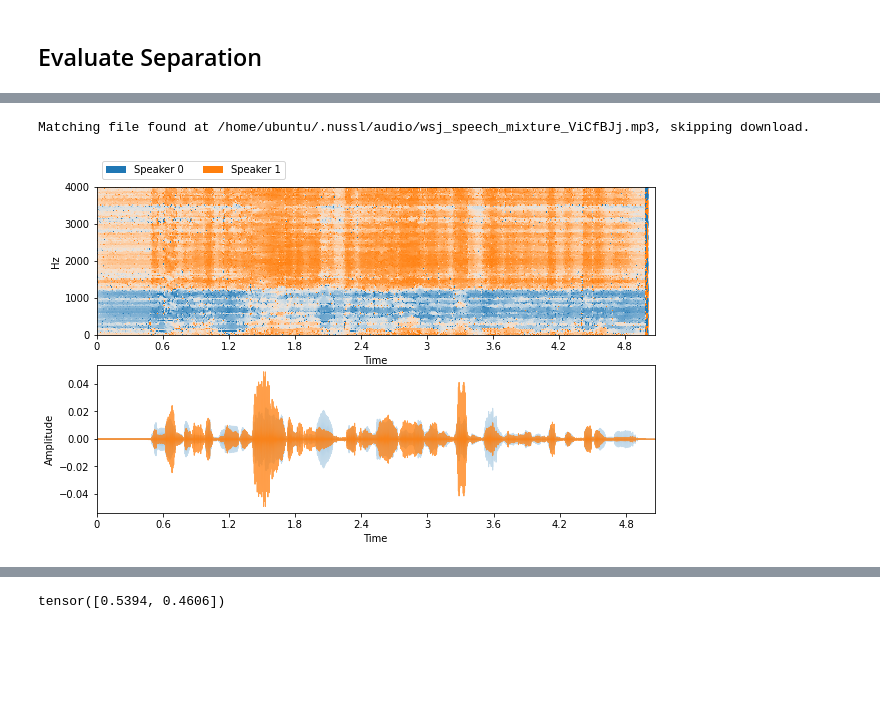
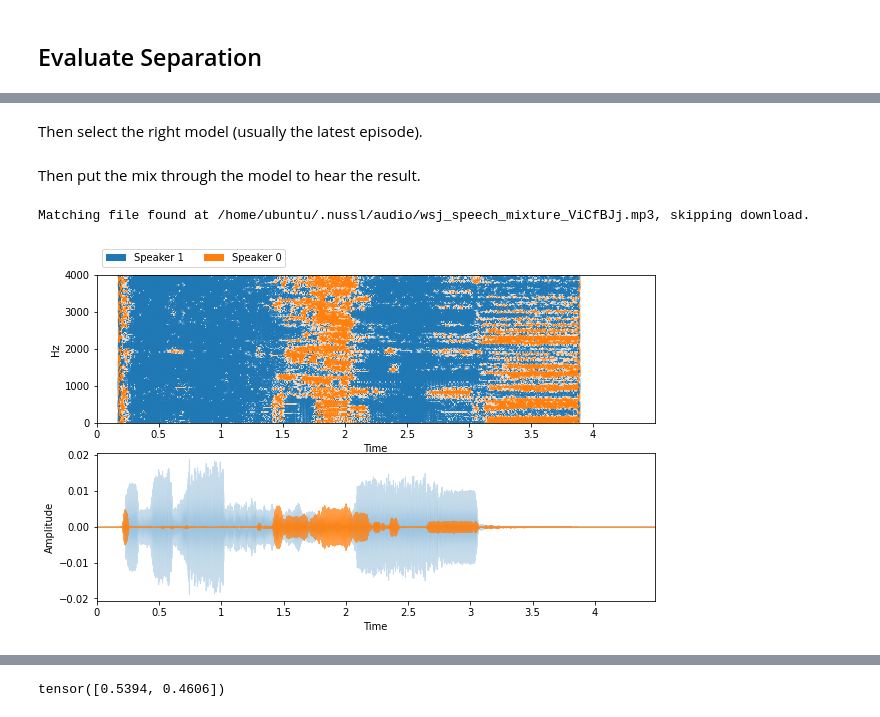
Before and after one commit to pseeth/otoworld, a Jupyter notebook: rl-audition/notebooks/demo.ipynb, the cells around one changed output, grey strips where cells are left out. Saved outputs shown, nothing was run; the diff lists cells and outputs as text; code cells hidden in the pictures; blank space fills up the shorter version.

```diff
--- a/rl-audition/notebooks/demo.ipynb
+++ b/rl-audition/notebooks/demo.ipynb
@@ -2,0 +5,4 @@
+# %%
+room_sound_path = '../data/new_states/new9-1.wav'
+room_sound = nussl.AudioSignal(room_sound_path)
+room_sound.embed_audio(display=False)
@@ -3,3 +11,9 @@
+# %% [markdown]
+Then select the right model (usually the latest episode).
+# %%
+model_path = '../models/sp_ep8.pt'
+# %% [markdown]
+Then put the mix through the model to hear the result.
 # %%
 import nussl
 import matplotlib.pyplot as plt
@@ -39,39 +53,39 @@ min_length = min([x.signal_duration for x in signals])
 [x.truncate_seconds(min_length) for x in signals]
 audio_signal = sum(signals)
 
 separator = nussl.separation.deep.DeepAudioEstimation(
     room_sound, model_path=None)
 
-model_dict = torch.load('../models/sp_ep18.pt')
+model_dict = torch.load(model_path)
 model = nussl.ml.SeparationModel(model_dict['config'])
 model.load_state_dict(model_dict['state_dict'])
 
 separator.model = model
 separator.metadata = {
     'sample_rate': model_dict['sample_rate'],
     'stft_params': audio_signal.stft_params,
     'num_channels': 1
 }
 separator.transform = nussl.datasets.transforms.Compose([
     nussl.datasets.transforms.GetAudio(),
     nussl.datasets.transforms.ToSeparationModel(),
 ])
 separator.device = 'cpu'
 
 estimates = separator()
-# ibm = nussl.separation.benchmark.IdealBinaryMask(
-#     room_sound, estimates,
-# )
-# estimates = ibm()
+ibm = nussl.separation.benchmark.IdealBinaryMask(
+    room_sound, estimates,
+)
+estimates = ibm()
 
 estimates = {
     f'Speaker {i}': e for i, e in enumerate(estimates)
 }
 
 visualize_and_embed(estimates)
 # %% [output]
 Matching file found at /home/ubuntu/.nussl/audio/wsj_speech_mixture_ViCfBJj.mp3, skipping download.
-[figure, old version]
+[figure, new version]
 [interactive output not drawn]
 # %%
 separator.model_output['mask'].mean(dim=[0, 1, 2, 3])
```
Also changed, not shown: parts of 8 cells of this notebook, 7 other files.
